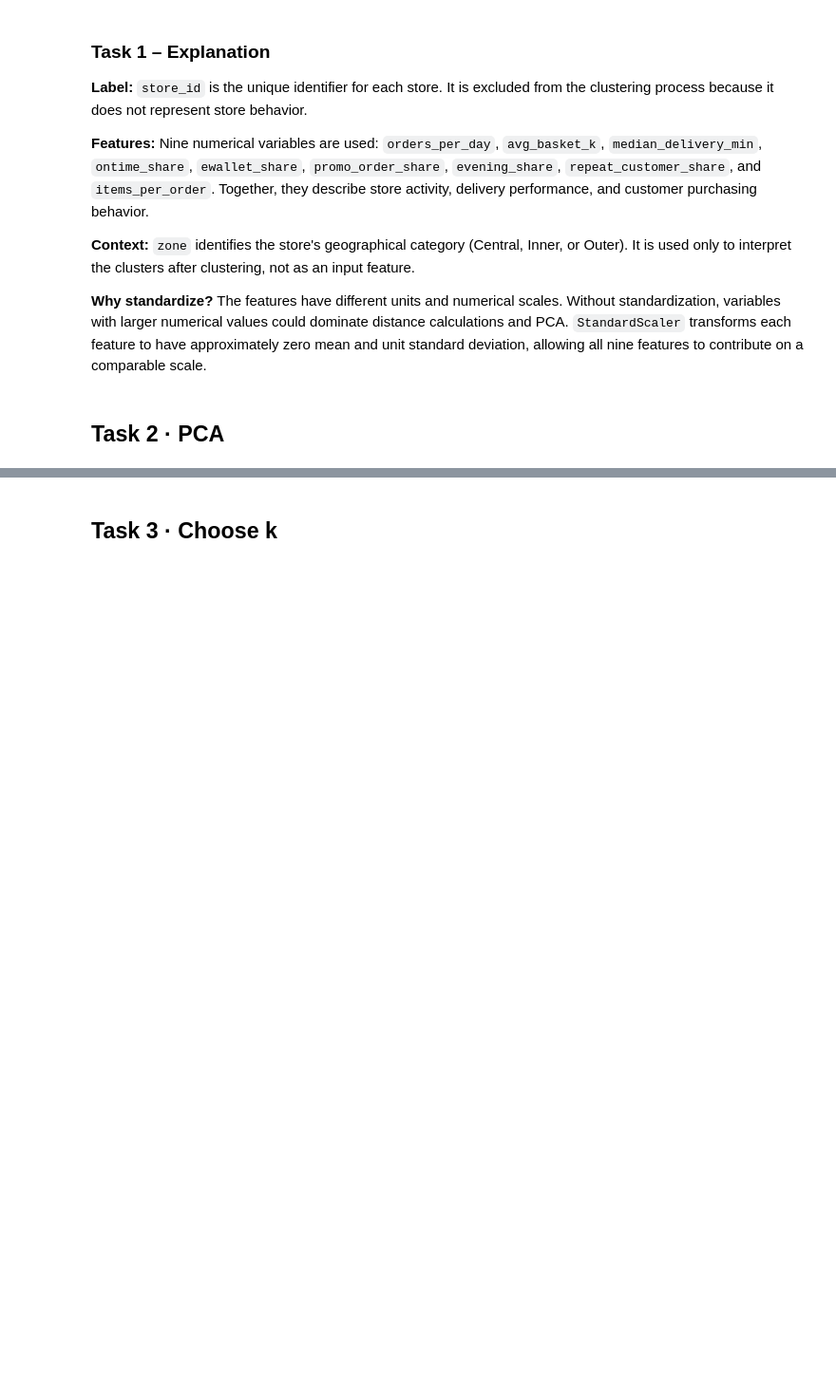
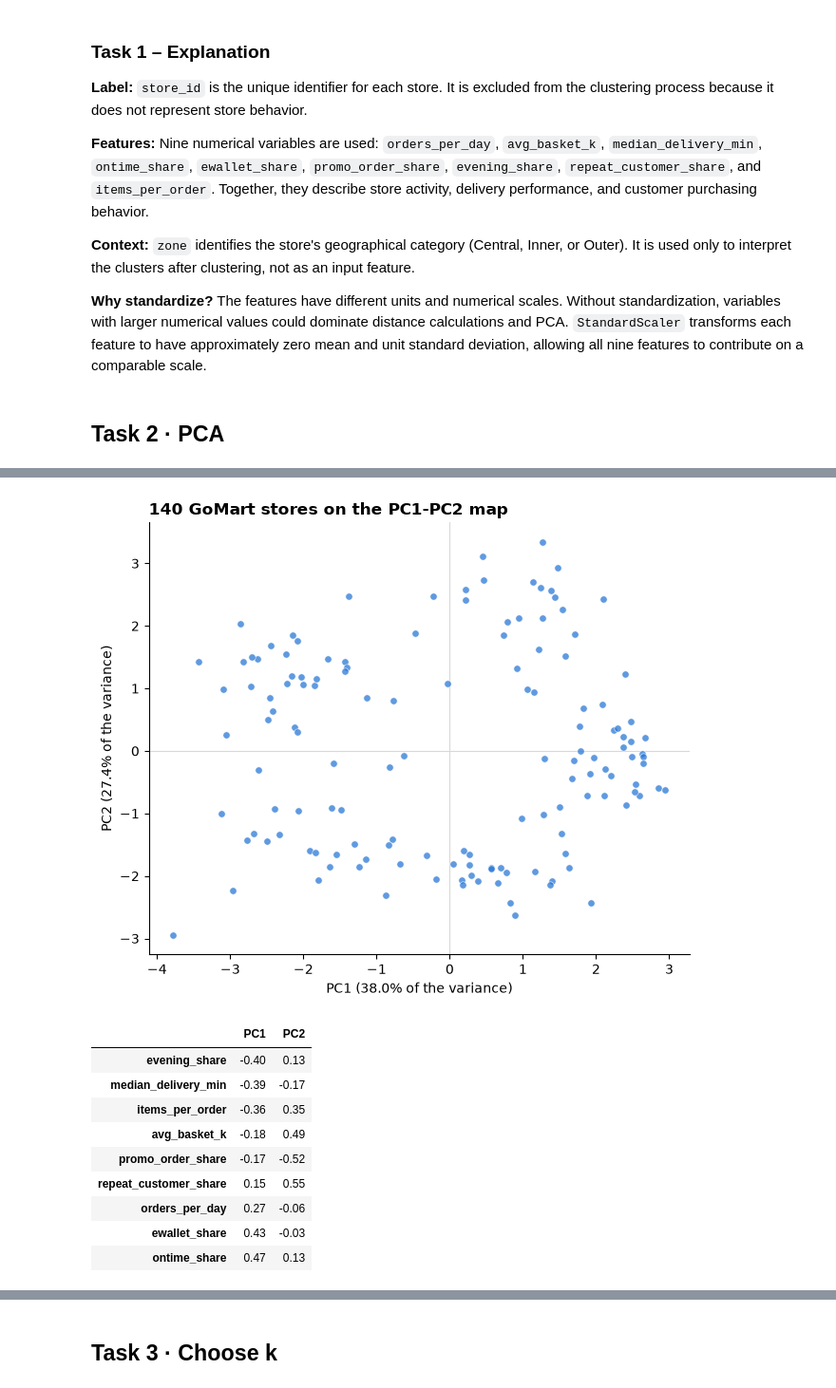
Before and after one commit to hwinhwork-dot/DataViz_Day04_Group, a Jupyter notebook: homework/gh4_gomart_stores/GH4_Team10.ipynb, the cells around one changed output, grey strips where cells are left out. Shown at 95% size. Drawn from its saved outputs; the diff is of its cells as text; code cells hidden in the pictures; blank space fills up the shorter version.

```diff
--- a/homework/gh4_gomart_stores/GH4_Team10.ipynb
+++ b/homework/gh4_gomart_stores/GH4_Team10.ipynb
@@ -144,0 +183,28 @@ Feature standard deviations:
+# %%
+# Task 2.3 · PC1-PC2 map: one dot per store, variance % in both axis labels (no clustering yet)
+fig, ax = plt.subplots(figsize=(6.5, 5.5))
+ax.scatter(scores[:, 0], scores[:, 1], s=28, color=BLUE, alpha=0.75, edgecolor="white", linewidth=0.5)
+ax.axhline(0, color=LIGHT, lw=0.8, zorder=0)
+ax.axvline(0, color=LIGHT, lw=0.8, zorder=0)
+ax.set_xlabel(f"PC1 ({var_pct[0]:.1f}% of the variance)")
+ax.set_ylabel(f"PC2 ({var_pct[1]:.1f}% of the variance)")
+ax.set_title("140 GoMart stores on the PC1-PC2 map", loc="left", fontweight="bold")
+ax.spines[["top", "right"]].set_visible(False)
+plt.tight_layout()
+plt.show()
+
+# What drives each axis (loadings), to help read the map
+loadings = pd.DataFrame(pca.components_[:2].T, index=features, columns=["PC1", "PC2"]).round(2)
+display(loadings.sort_values("PC1"))
+# %% [output]
+[figure, added]
+|  | PC1 | PC2 |
+| evening_share | -0.40 | 0.13 |
+| median_delivery_min | -0.39 | -0.17 |
+| items_per_order | -0.36 | 0.35 |
+| avg_basket_k | -0.18 | 0.49 |
+| promo_order_share | -0.17 | -0.52 |
+| repeat_customer_share | 0.15 | 0.55 |
+| orders_per_day | 0.27 | -0.06 |
+| ewallet_share | 0.43 | -0.03 |
+| ontime_share | 0.47 | 0.13 |
```
Also changed, not shown: parts of 7 cells of this notebook.
